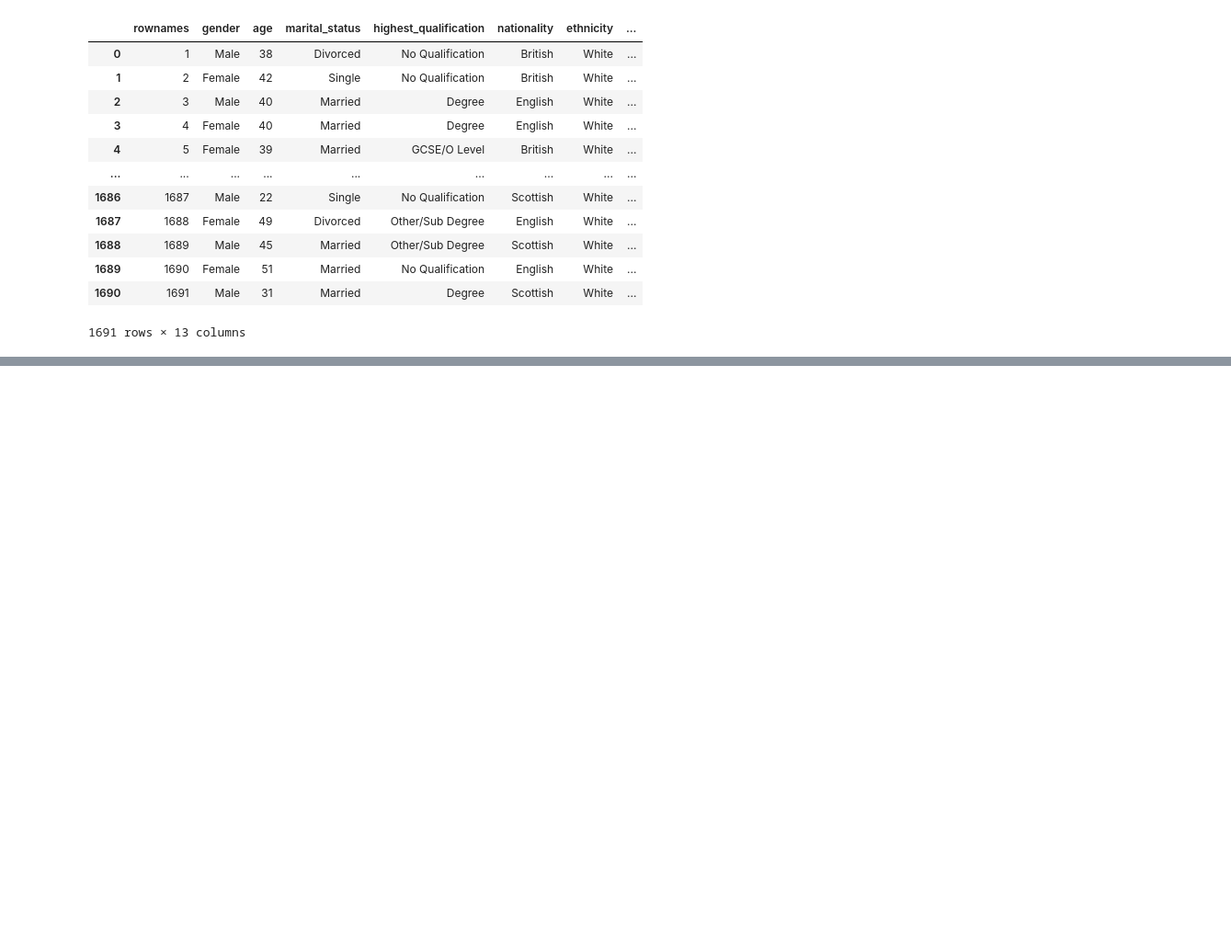
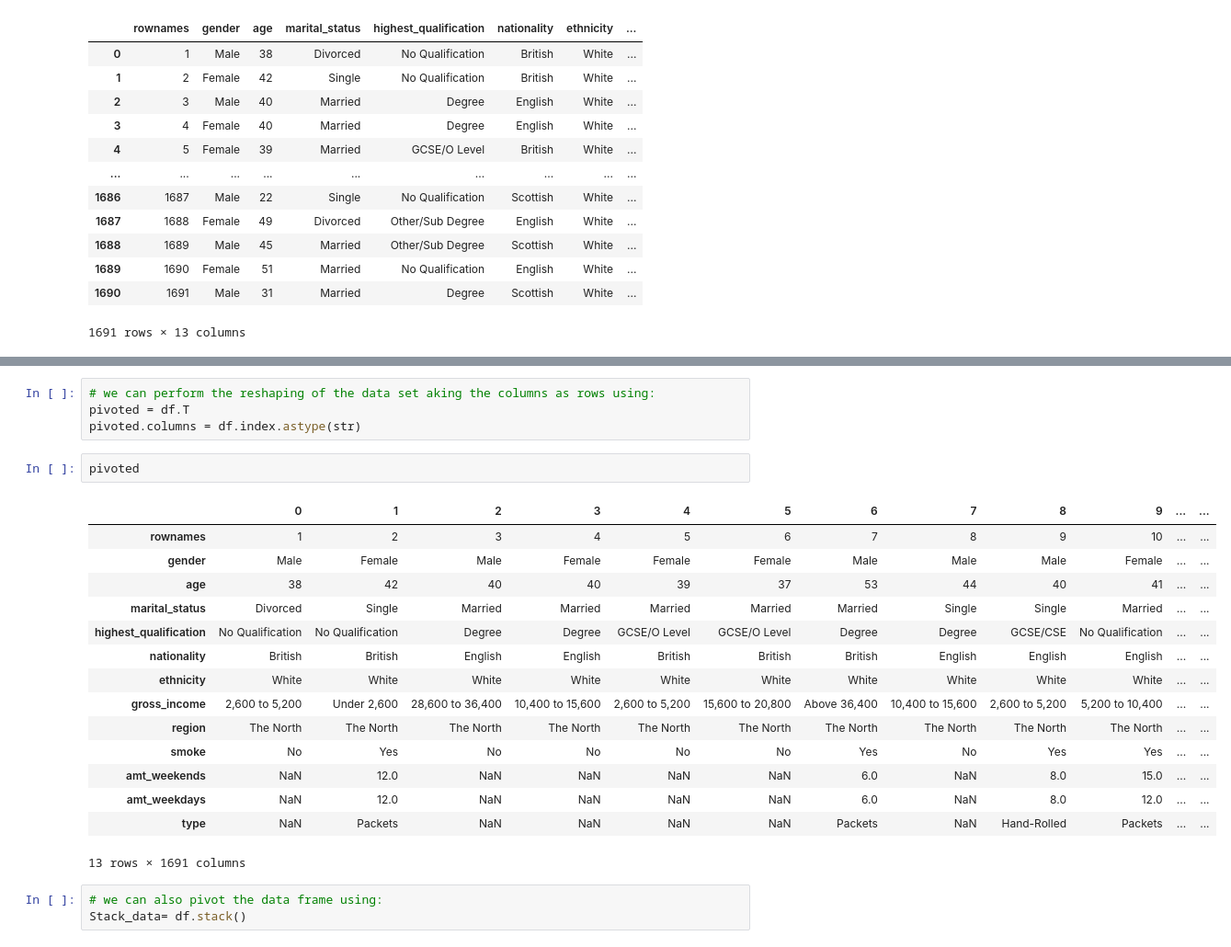
Before and after one commit to GeetAvaneesh/Exploratory-Data-Analytics-project-on-smoking-data-set-22BDS0343, a Jupyter notebook: 22BDS0343_EDA_Theory_GeetAvaneesh.ipynb, the cells around one changed output, grey strips where cells are left out. Shown at 92% size. Drawn from its saved outputs; the diff is of its cells as text; blank space fills up the shorter version.

```diff
--- a/22BDS0343_EDA_Theory_GeetAvaneesh.ipynb
+++ b/22BDS0343_EDA_Theory_GeetAvaneesh.ipynb
@@ -33,0 +97,25 @@ df
+# %%
+# we can perform the reshaping of the data set aking the columns as rows using:
+pivoted = df.T
+pivoted.columns = df.index.astype(str)
+# %%
+pivoted
+# %% [output]
+|  | 0 | 1 | 2 | 3 | 4 | 5 | 6 | 7 | 8 | 9 | ... | ... |
+| rownames | 1 | 2 | 3 | 4 | 5 | 6 | 7 | 8 | 9 | 10 | ... | ... |
+| gender | Male | Female | Male | Female | Female | Female | Male | Male | Male | Female | ... | ... |
+| age | 38 | 42 | 40 | 40 | 39 | 37 | 53 | 44 | 40 | 41 | ... | ... |
+| marital_status | Divorced | Single | Married | Married | Married | Married | Married | Single | Single | Married | ... | ... |
+| highest_qualification | No Qualification | No Qualification | Degree | Degree | GCSE/O Level | GCSE/O Level | Degree | Degree | GCSE/CSE | No Qualification | ... | ... |
+| nationality | British | British | English | English | British | British | British | English | English | English | ... | ... |
+| ethnicity | White | White | White | White | White | White | White | White | White | White | ... | ... |
+| gross_income | 2,600 to 5,200 | Under 2,600 | 28,600 to 36,400 | 10,400 to 15,600 | 2,600 to 5,200 | 15,600 to 20,800 | Above 36,400 | 10,400 to 15,600 | 2,600 to 5,200 | 5,200 to 10,400 | ... | ... |
+| region | The North | The North | The North | The North | The North | The North | The North | The North | The North | The North | ... | ... |
+| smoke | No | Yes | No | No | No | No | Yes | No | Yes | Yes | ... | ... |
+| amt_weekends | NaN | 12.0 | NaN | NaN | NaN | NaN | 6.0 | NaN | 8.0 | 15.0 | ... | ... |
+| amt_weekdays | NaN | 12.0 | NaN | NaN | NaN | NaN | 6.0 | NaN | 8.0 | 12.0 | ... | ... |
+| type | NaN | Packets | NaN | NaN | NaN | NaN | Packets | NaN | Hand-Rolled | Packets | ... | ... |
+13 rows × 1691 columns
+# %%
+# we can also pivot the data frame using:
+Stack_data= df.stack()
```
Also changed, not shown: parts of 46 cells of this notebook.
